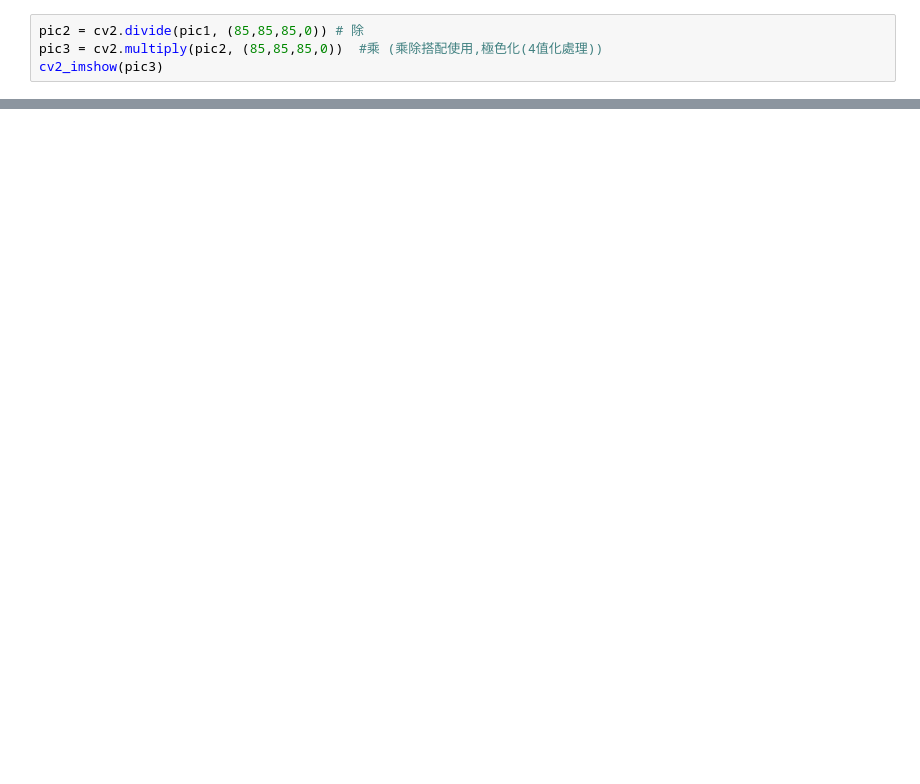
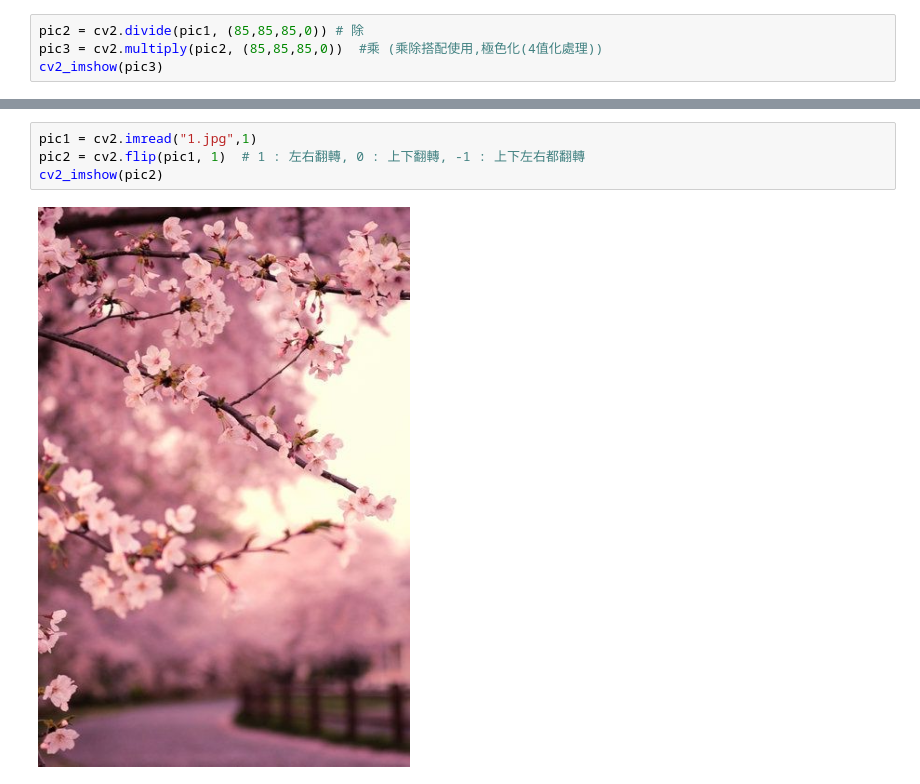
Before and after one commit to syuan0525/image_process, a Jupyter notebook: image_process2.ipynb, the cells around one changed output, grey strips where cells are left out. Saved outputs shown, nothing was run; the diff lists cells and outputs as text; blank space fills up the shorter version.

```diff
--- a/image_process2.ipynb
+++ b/image_process2.ipynb
@@ -30,0 +32,6 @@ cv2_imshow(pic3)
+# %%
+pic1 = cv2.imread("1.jpg",1)
+pic2 = cv2.flip(pic1, 1)  # 1 : 左右翻轉, 0 : 上下翻轉, -1 : 上下左右都翻轉
+cv2_imshow(pic2)
+# %% [output]
+[figure, added]
```
Also changed, not shown: parts of 4 cells of this notebook.
